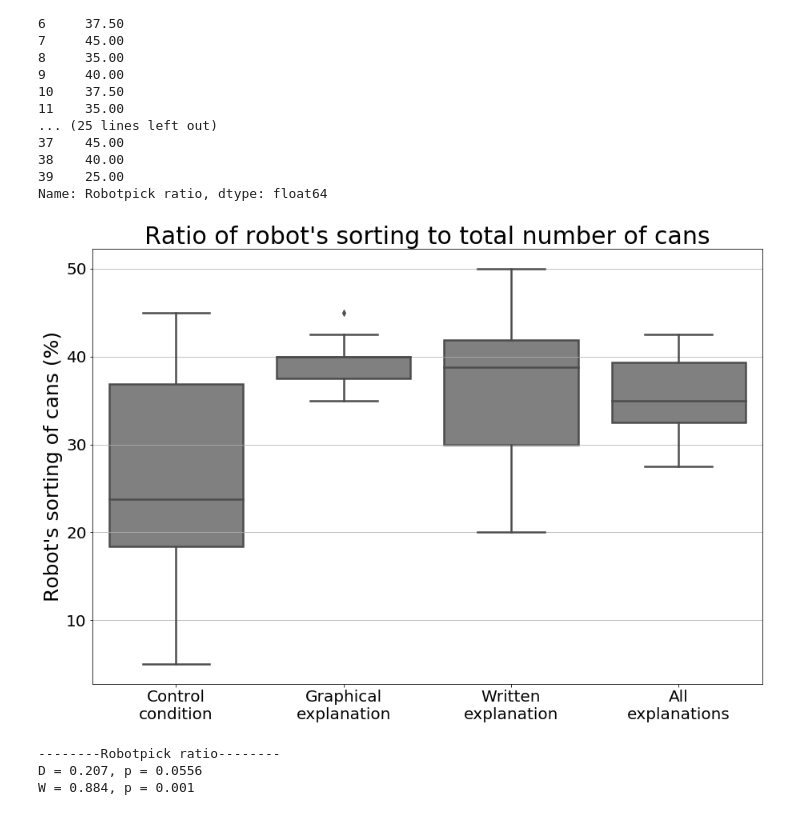
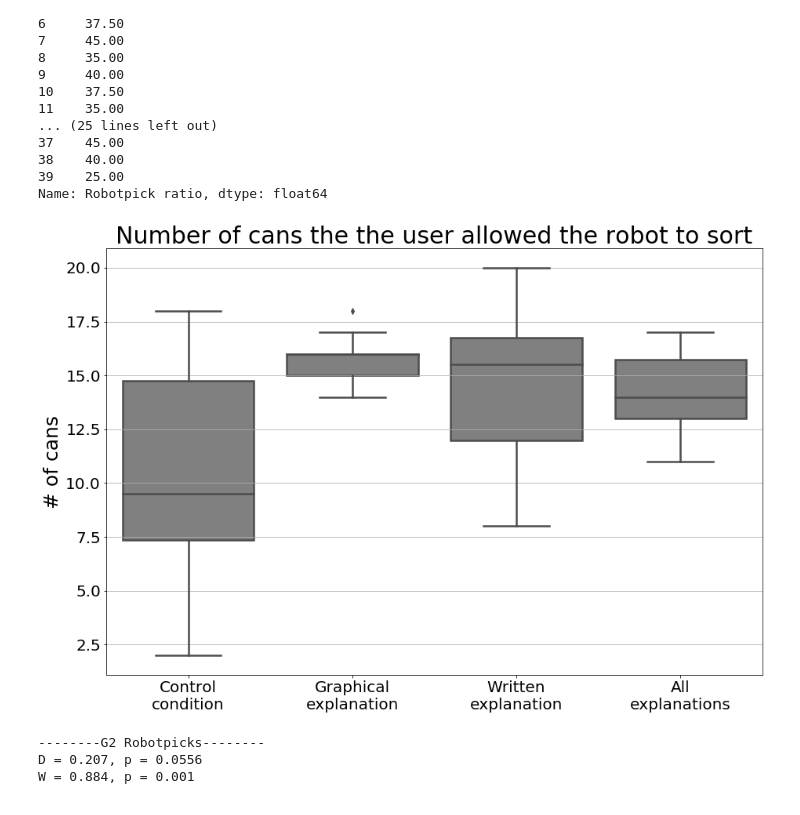
Before and after one commit to Nitrow/P10-SOCIAL-RL, a Jupyter notebook: resources/AnalysisOfReliabilityNormality.ipynb, the cells around one changed output. Cells and saved outputs as stored; diff of their text form; code cells hidden in the pictures.

Commit message:
ADD: Data processing files

```diff
--- a/resources/AnalysisOfReliabilityNormality.ipynb
+++ b/resources/AnalysisOfReliabilityNormality.ipynb
@@ -664,17 +665,17 @@ df_final["Robotpick ratio"]
 Name: Robotpick ratio, dtype: float64
 # %%
 plt.rcParams['figure.figsize'] = [15, 10]
-ax = sb.boxplot(x="Condition", y="Robotpick ratio", data=df_final, color='grey', linewidth=2.5)
-ax.set(xlabel='', ylabel="Robot's sorting of cans (%)")
+ax = sb.boxplot(x="Condition", y="G2 Robotpicks", data=df_final, color='grey', linewidth=2.5)
+ax.set(xlabel='', ylabel="# of cans")
 ax.set_xticklabels(['Control\ncondition', 'Graphical\nexplanation', 'Written\nexplanation', 'All\nexplanations'])
 ax.grid(axis='y')
-plt.title("Ratio of robot's sorting to total number of cans", fontsize=30)
+plt.title("Number of cans the the user allowed the robot to sort", fontsize=30)
 plt.show()
 # %% [output]
-[figure, old version]
+[figure, new version]
-# %%
-normalityCheck(df_final["Robotpick ratio"], "Robotpick ratio")
-# %% [output]
---------Robotpick ratio--------
-D = 0.207, p = 0.0556
-W = 0.884, p = 0.001
+# %%
+normalityCheck(df_final["G2 Robotpicks"], "G2 Robotpicks")
+# %% [output]
+--------G2 Robotpicks--------
+D = 0.207, p = 0.0556
+W = 0.884, p = 0.001
```
Also changed, not shown: parts of 21 cells of this notebook, 2 other files.
